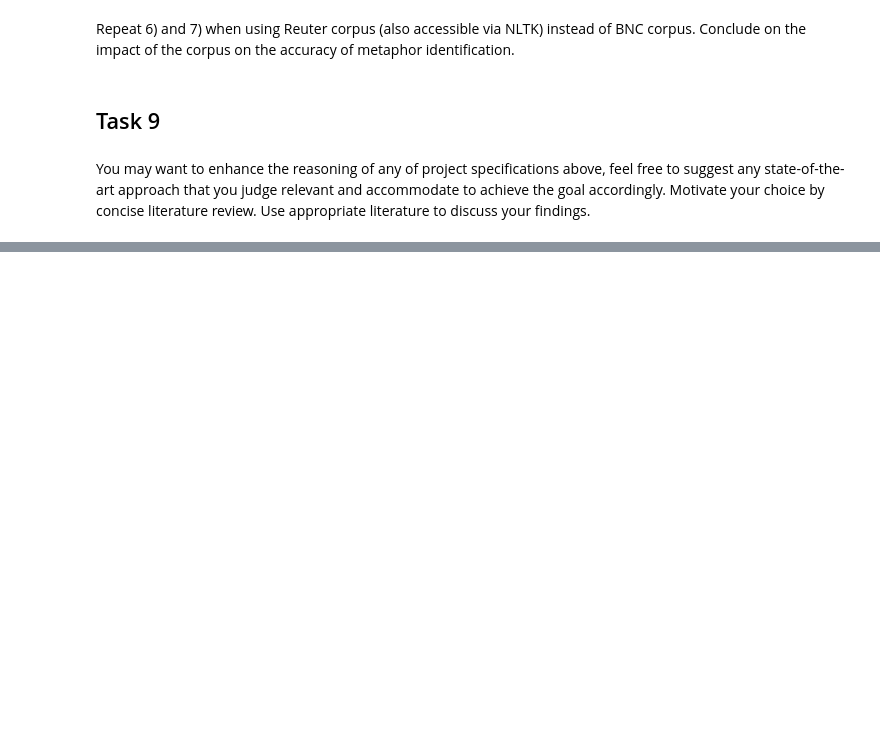
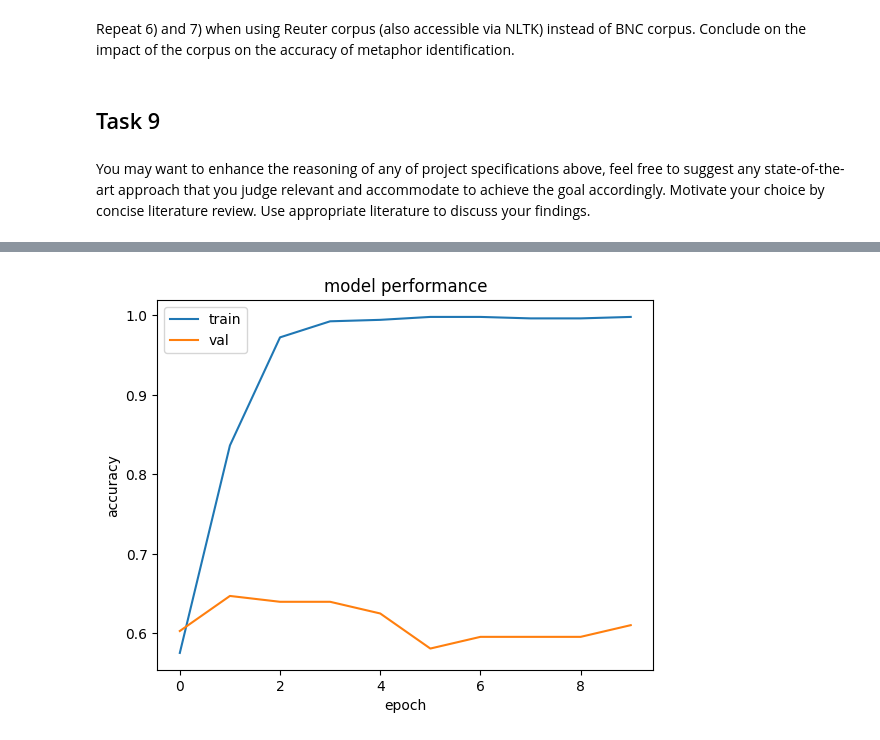
Before and after one commit to dHoundenko/Metaphor-detection-in-poetry, a Jupyter notebook: Project NLP.ipynb, the cells around one changed output, grey strips where cells are left out. Cells and saved outputs as stored; diff of their text form; code cells hidden in the pictures; blank space fills up the shorter version.

```diff
--- a/Project NLP.ipynb
+++ b/Project NLP.ipynb
@@ -1253,0 +1292,10 @@ You may want to enhance the reasoning of any of project specifications above, fe
+# %%
+plt.plot(history.history['accuracy'])
+plt.plot(history.history['val_accuracy'])
+plt.title('model performance')
+plt.ylabel('accuracy')
+plt.xlabel('epoch')
+plt.legend(['train', 'val'])
+plt.show()
+# %% [output]
+[figure, added]
```
Also changed, not shown: parts of 22 cells of this notebook.
